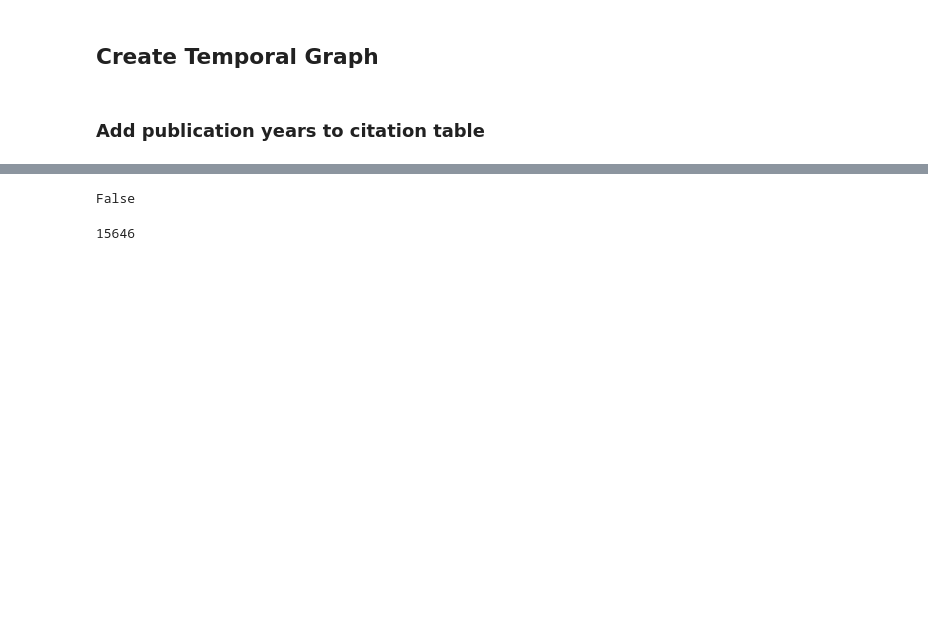
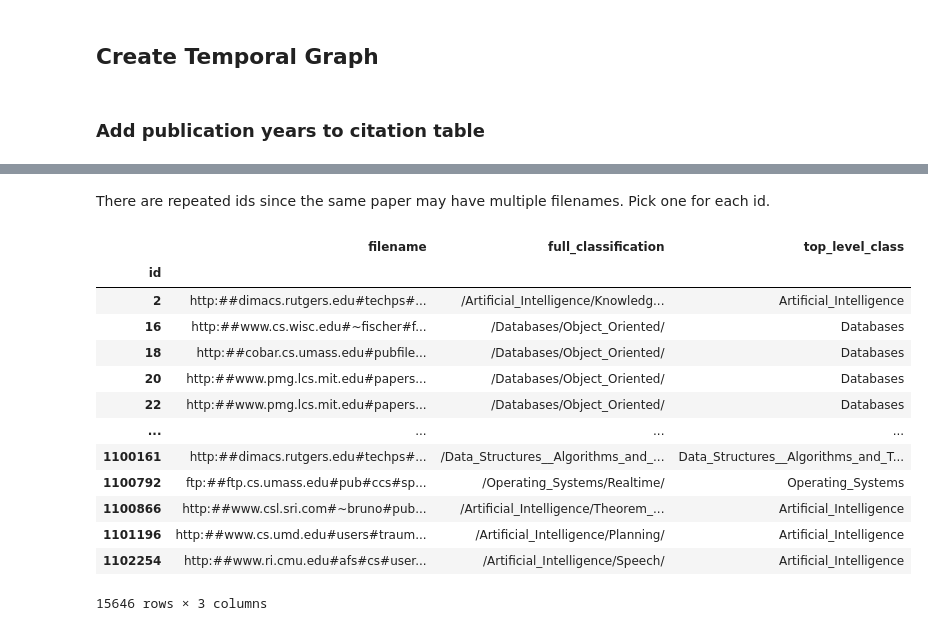
Before and after one commit to urielsinger/tNodeEmbed, a Jupyter notebook: data/CORA/cora.ipynb, the cells around one changed output, grey strips where cells are left out. Saved outputs shown, nothing was run; the diff lists cells and outputs as text; code cells hidden in the pictures; blank space fills up the shorter version.

```diff
--- a/data/CORA/cora.ipynb
+++ b/data/CORA/cora.ipynb
@@ -319,4 +324,4 @@ citations_dates.to_csv("citations_with_dates.csv", index=False)
 # %%
-m = papers_df.merge(classifications_df, how='inner', on='filename')
+m = papers_df.merge(classifications_df, how='inner', on='filename')[['id', 'filename', 'full_classification', 'top_level_class']]
 m
 # %% [output]
@@ -336,8 +341,21 @@ m
-# %%
-any(m.filename.apply(lambda x: x is None))
-# %% [output]
-False
-# %%
-m.groupby('id').ngroups
-# %% [output]
-15646
+# %% [markdown]
+There are repeated ids since the same paper may have multiple filenames. Pick one for each id.
+# %%
+classifications = m.groupby('id').nth(0)
+display(classifications)
+classifications.to_csv('classifications.csv')
+# %% [output]
+|  | filename | full_classification | top_level_class |
+| id |  |  |  |
+| 2 | http:##dimacs.rutgers.edu#techps#... | /Artificial_Intelligence/Knowledg... | Artificial_Intelligence |
+| 16 | http:##www.cs.wisc.edu#~fischer#f... | /Databases/Object_Oriented/ | Databases |
+| 18 | http:##cobar.cs.umass.edu#pubfile... | /Databases/Object_Oriented/ | Databases |
+| 20 | http:##www.pmg.lcs.mit.edu#papers... | /Databases/Object_Oriented/ | Databases |
+| 22 | http:##www.pmg.lcs.mit.edu#papers... | /Databases/Object_Oriented/ | Databases |
+| ... | ... | ... | ... |
+| 1100161 | http:##dimacs.rutgers.edu#techps#... | /Data_Structures__Algorithms_and_... | Data_Structures__Algorithms_and_T... |
+| 1100792 | ftp:##ftp.cs.umass.edu#pub#ccs#sp... | /Operating_Systems/Realtime/ | Operating_Systems |
+| 1100866 | http:##www.csl.sri.com#~bruno#pub... | /Artificial_Intelligence/Theorem_... | Artificial_Intelligence |
+| 1101196 | http:##www.cs.umd.edu#users#traum... | /Artificial_Intelligence/Planning/ | Artificial_Intelligence |
+| 1102254 | http:##www.ri.cmu.edu#afs#cs#user... | /Artificial_Intelligence/Speech/ | Artificial_Intelligence |
+15646 rows × 3 columns
```
Also changed, not shown: parts of 8 cells of this notebook, 2 other files.
